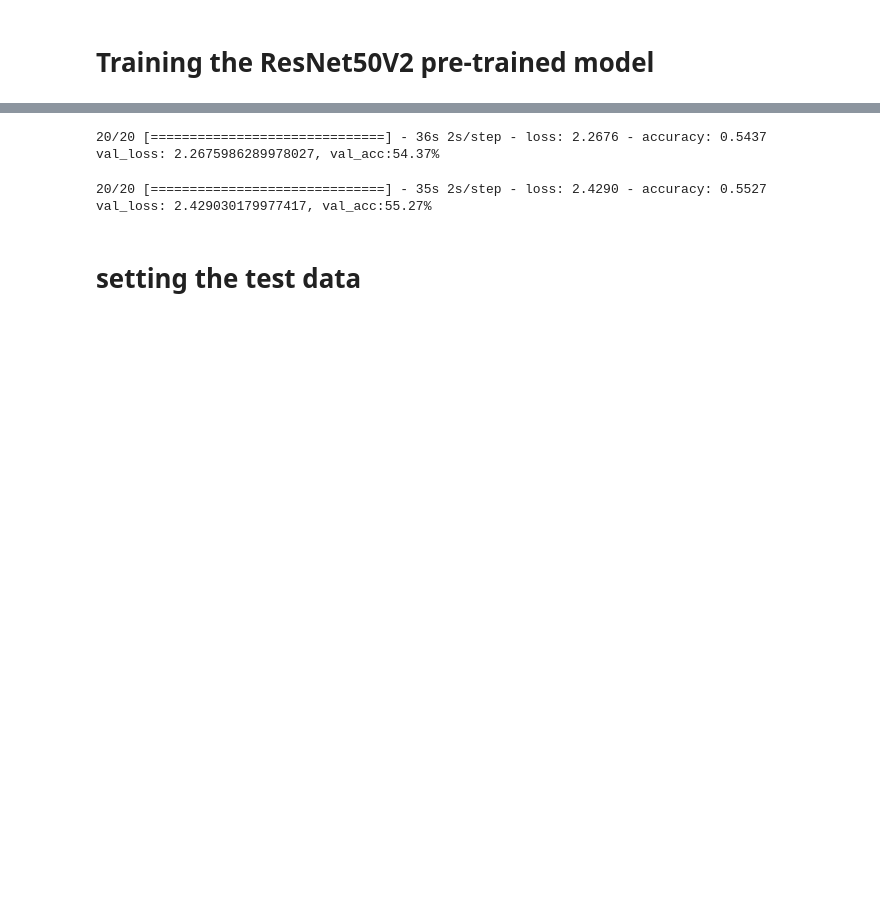
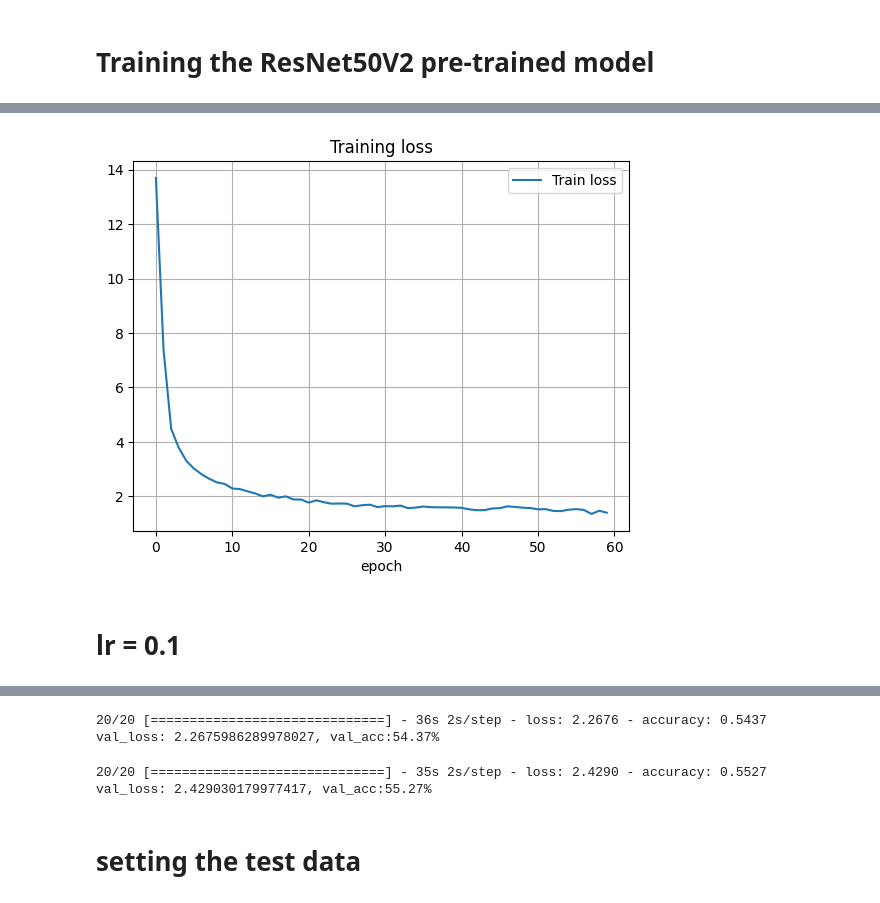
Before and after one commit to Sourav-Panda/Car-Classification, a Jupyter notebook: CAR_CLASS_IDENTIFICATION_USING_TRANSFER_LEARNING_AND_CNN.ipynb, the cells around one changed output, grey strips where cells are left out. Drawn from its saved outputs; the diff is of its cells as text; code cells hidden in the pictures; blank space fills up the shorter version.

```diff
--- a/CAR_CLASS_IDENTIFICATION_USING_TRANSFER_LEARNING_AND_CNN.ipynb
+++ b/CAR_CLASS_IDENTIFICATION_USING_TRANSFER_LEARNING_AND_CNN.ipynb
@@ -356,0 +407,17 @@ plt.show()
+# %%
+#Plotting graphs to visualize the progression of training and validation accuracy and loss curves
+fig = plt.figure()
+
+
+
+plt.plot(history_rsn.history['loss'], label='Train loss')
+plt.plot(history_rsn.history['val_loss'], label='Val loss')
+plt.legend(loc=0)
+plt.title('Training loss')
+plt.grid(True)
+plt.xlabel('epoch')
+plt.show()
+# %% [output]
+[figure, added]
+# %% [markdown]
+# lr = 0.1
```
Also changed, not shown: parts of 51 cells of this notebook, 1 other file.
